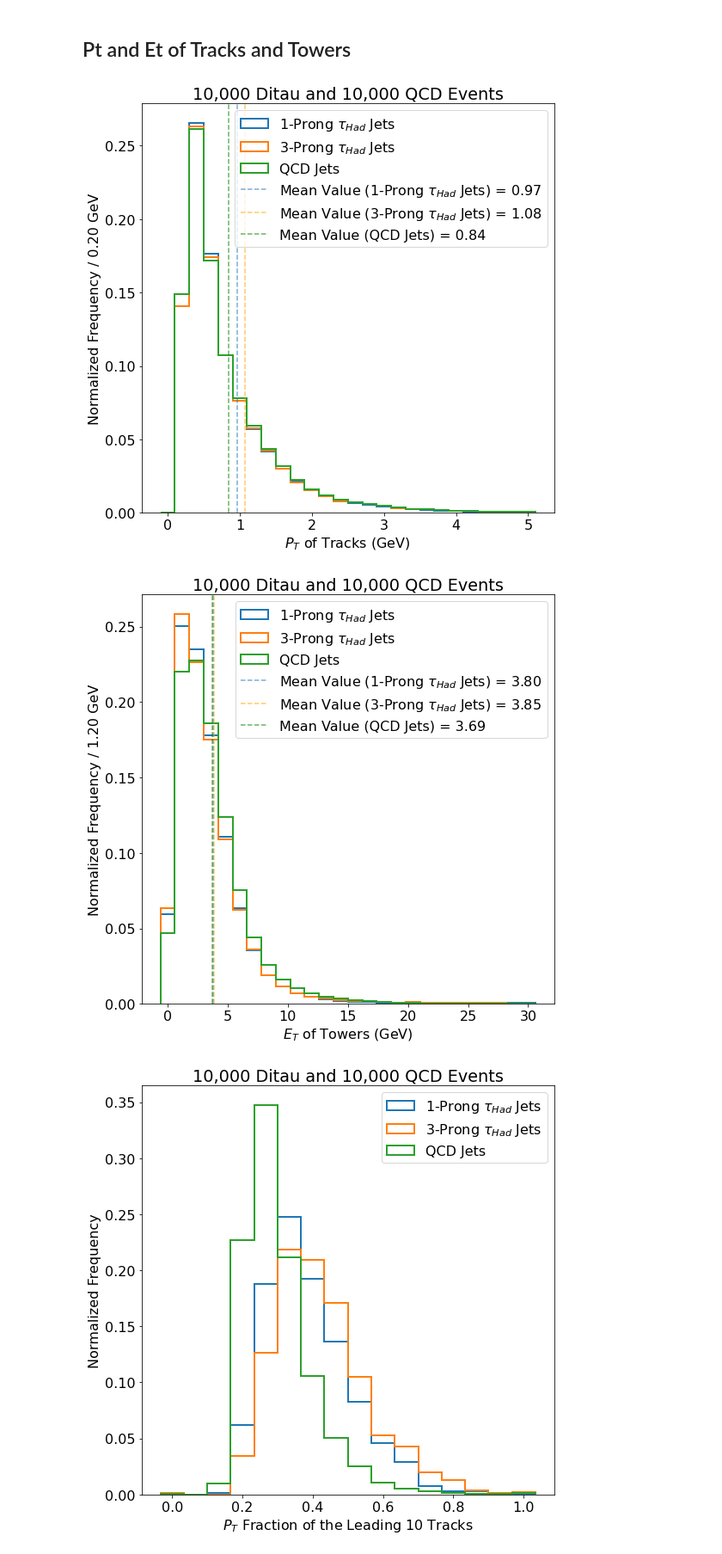
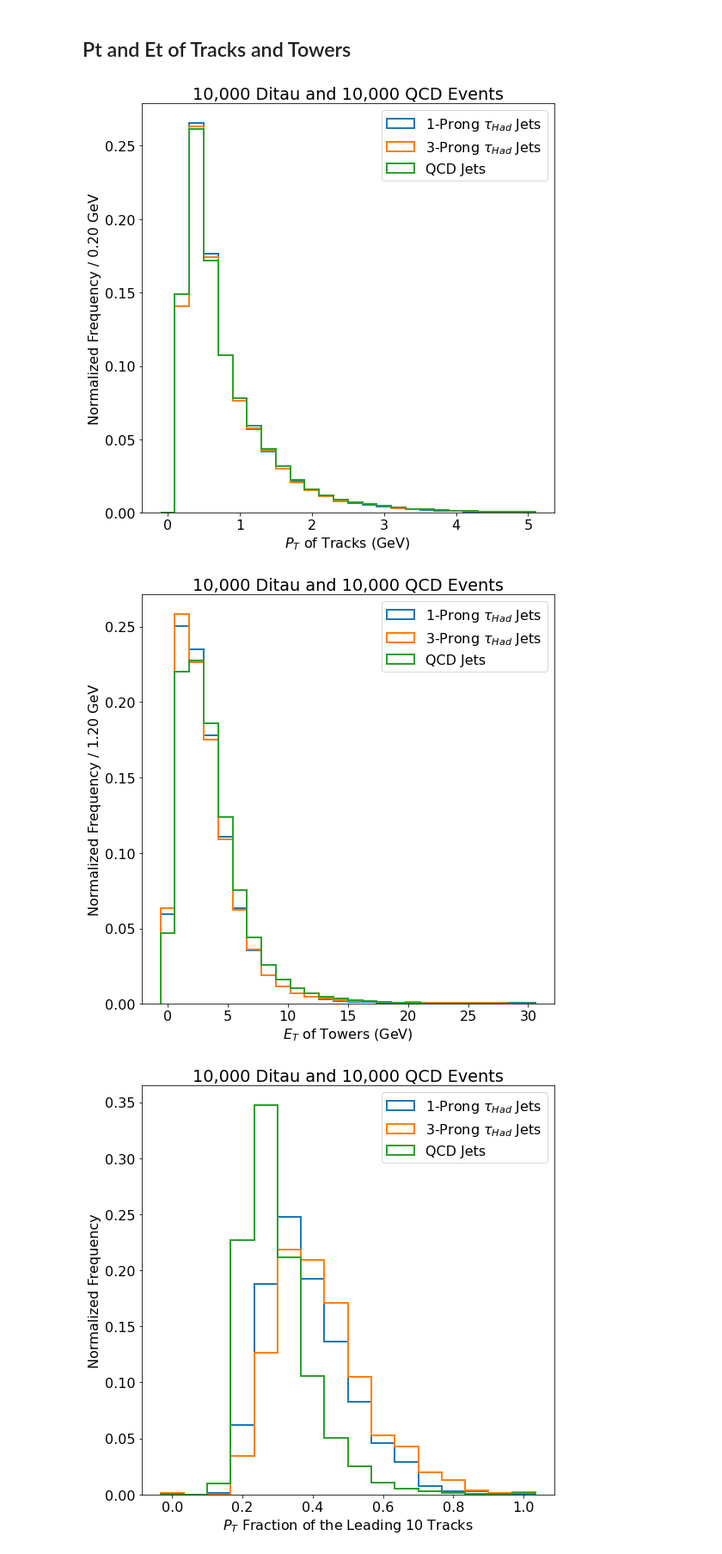
Before and after one commit to xju2/root_gnn, a Jupyter notebook: notebook/Plottings for Dataset.ipynb, the cells around one changed output. Shown: that part at 86% size. Cells and saved outputs as stored; diff of their text form; code cells hidden in the pictures.

```diff
--- a/notebook/Plottings for Dataset.ipynb
+++ b/notebook/Plottings for Dataset.ipynb
@@ -238,21 +238,21 @@ plot(df, var_name, rg=(10,80), num_bins=20,
 # %%
 var_name = 'pt'
 plot(df, var_name, rg=(0,5), num_bins=25,
      xlabel=r'$P_T$ of Tracks (GeV)',
      ylabel=f'Normalized Frequency / {5/25:.2f} GeV',
      save_name="PT.pdf",
-     use_mean=True, font_size=16)
+     use_mean=False, font_size=16)
 # %% [output]
-[figure, old version]
+[figure, new version]
 # %%
 var_name = 'et'
 plot(df, var_name, rg=(0,30), num_bins=25,
      xlabel=r'$E_T$ of Towers (GeV)',
      ylabel=f'Normalized Frequency / {30/25:.2f} GeV',
      save_name="ET.pdf",
-     use_mean=True, font_size=16)
+     use_mean=False, font_size=16)
 # %% [output]
-[figure, old version]
+[figure, new version]
 # %%
 var_name = 'pt_frac'
 plot(df, var_name, rg=(0,1), num_bins=15,
```
Also changed, not shown: parts of 4 cells of this notebook.
